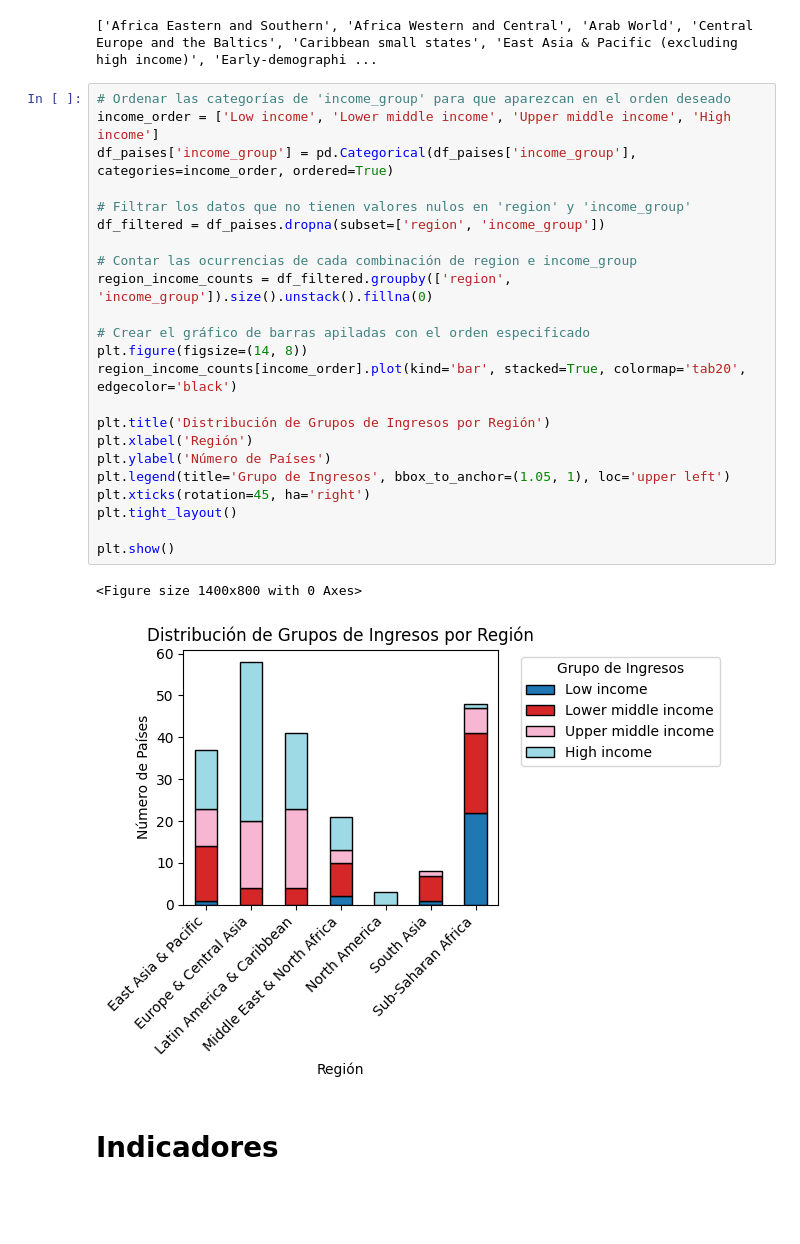
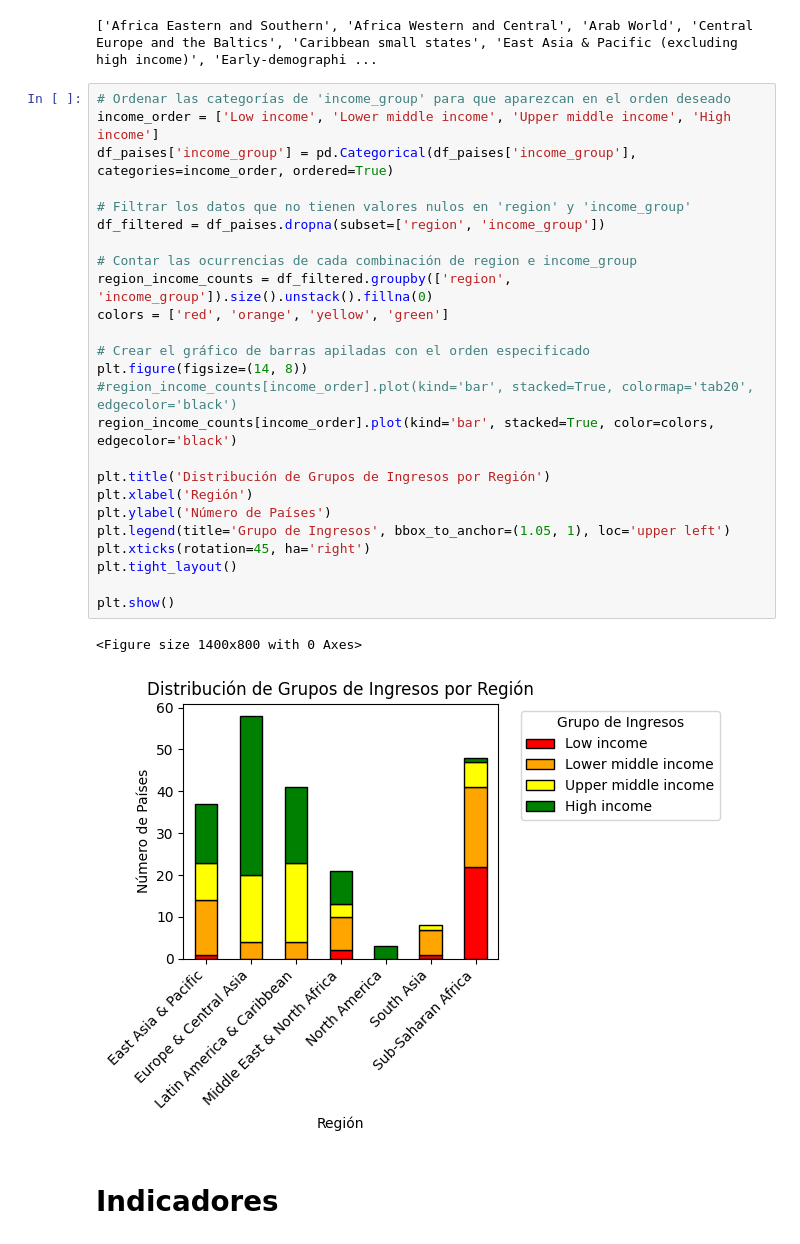
Before and after one commit to mkiszkur/TT1, a Jupyter notebook: 03_eda/EDA.ipynb, the cells around one changed output. Drawn from its saved outputs; the diff is of its cells as text; blank space fills up the shorter version.

```diff
--- a/03_eda/EDA.ipynb
+++ b/03_eda/EDA.ipynb
@@ -217,29 +210,31 @@ print(null_region_income_group['country_name'].unique().tolist())
 # %%
 # Ordenar las categorías de 'income_group' para que aparezcan en el orden deseado
 income_order = ['Low income', 'Lower middle income', 'Upper middle income', 'High income']
 df_paises['income_group'] = pd.Categorical(df_paises['income_group'], categories=income_order, ordered=True)
 
 # Filtrar los datos que no tienen valores nulos en 'region' y 'income_group'
 df_filtered = df_paises.dropna(subset=['region', 'income_group'])
 
 # Contar las ocurrencias de cada combinación de region e income_group
 region_income_counts = df_filtered.groupby(['region', 'income_group']).size().unstack().fillna(0)
+colors = ['red', 'orange', 'yellow', 'green']
 
 # Crear el gráfico de barras apiladas con el orden especificado
 plt.figure(figsize=(14, 8))
-region_income_counts[income_order].plot(kind='bar', stacked=True, colormap='tab20', edgecolor='black')
+#region_income_counts[income_order].plot(kind='bar', stacked=True, colormap='tab20', edgecolor='black')
+region_income_counts[income_order].plot(kind='bar', stacked=True, color=colors, edgecolor='black')
 
 plt.title('Distribución de Grupos de Ingresos por Región')
 plt.xlabel('Región')
 plt.ylabel('Número de Países')
 plt.legend(title='Grupo de Ingresos', bbox_to_anchor=(1.05, 1), loc='upper left')
 plt.xticks(rotation=45, ha='right')
 plt.tight_layout()
 
 plt.show()
 # %% [output]
 <Figure size 1400x800 with 0 Axes>
-[figure, old version]
+[figure, new version]
 # %% [markdown]
 # Indicadores
 # %% [markdown]
```
Also changed, not shown: parts of 4 cells of this notebook, 5 other files.
